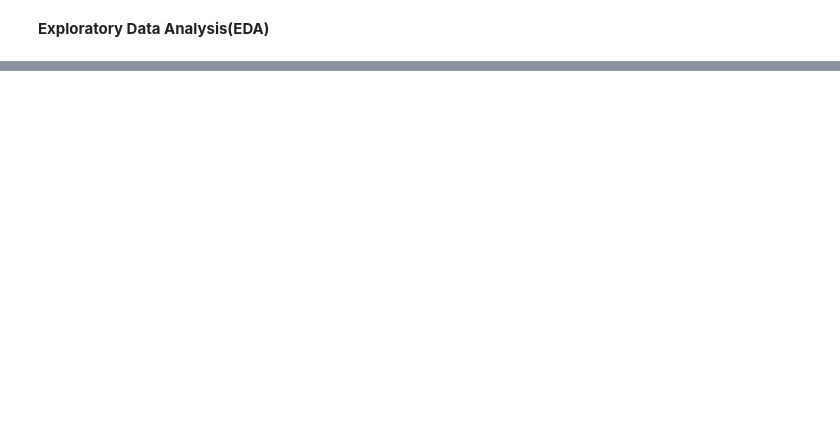
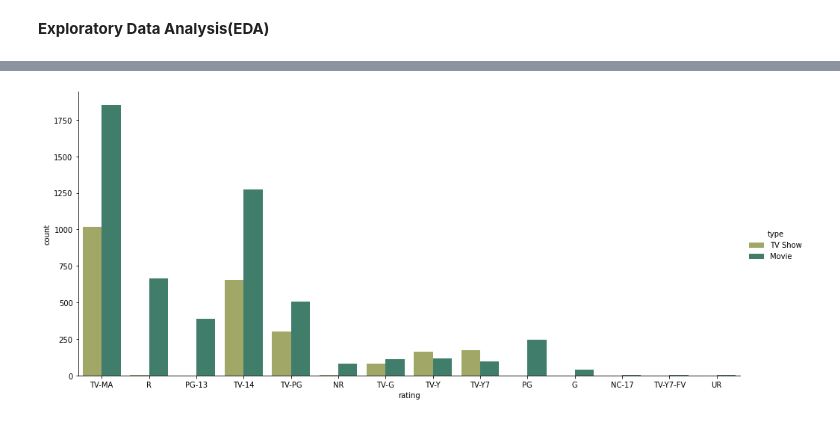
Before and after one commit to Tanjul5/Netflix-Movies-and-TV-shows-Clustering, a Jupyter notebook: Netflix_Movies_and_TV_shows_Clustering.ipynb, the cells around one changed output, grey strips where cells are left out. Drawn from its saved outputs; the diff is of its cells as text; code cells hidden in the pictures; blank space fills up the shorter version.

```diff
--- a/Netflix_Movies_and_TV_shows_Clustering.ipynb
+++ b/Netflix_Movies_and_TV_shows_Clustering.ipynb
@@ -268,3 +268,13 @@ netflix.head(2)
 |  | show_id | type | title | director | cast | country | date_added | release_year | rating | duration | ... |
 | 0 | s1 | TV Show | 3% | No Data | João Miguel, Bianca Comparato, Mi... | Brazil | 2020-08-14 | 2020 | TV-MA | 4 Seasons | ... |
 | 1 | s2 | Movie | 7:19 | Jorge Michel Grau | Demián Bichir, Héctor Bonilla, Os... | Mexico | 2016-12-23 | 2016 | TV-MA | 93 min | ... |
+# %%
+netflix['date'] = pd.to_datetime(netflix['date_added'])
+netflix['Year'] = netflix['date'].dt.year
+netflix['Month'] = netflix['date'].dt.month
+netflix['Day'] = netflix['date'].dt.day
+netflix['Year'].astype(int);
+netflix['Day'].astype(int);
+
+# Droping the month_added columns
+netflix.drop(['date_added'],axis=1,inplace=True)
@@ -272,0 +325,8 @@ netflix.head(2)
+# %%
+#Plotting the same on a comparison plot
+from IPython.core.pylabtools import figsize
+g = sns.catplot(x="rating", hue='type',
+                data=netflix, kind="count",
+height=6, aspect=11.7/5.27, palette="gist_earth_r");
+# %% [output]
+[figure, added]
```
Also changed, not shown: parts of 32 cells of this notebook.
